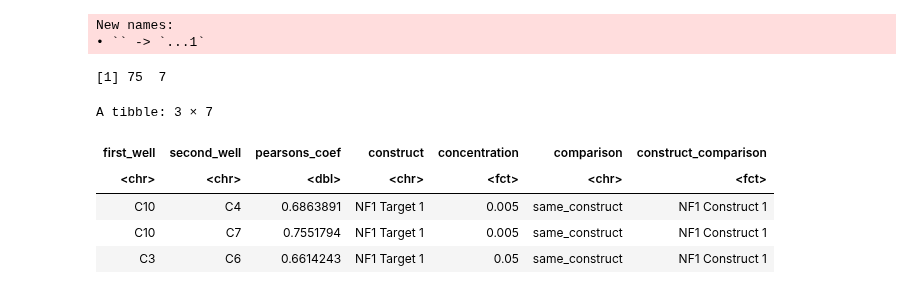
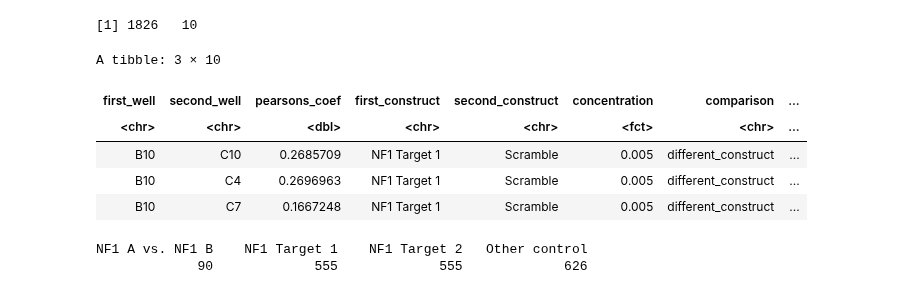
Before and after one commit to WayScience/NF1_SchwannCell_data_analysis, a Jupyter notebook: figures/visualize-plate4-correlations.ipynb, the cells around one changed output. Drawn from its saved outputs; the diff is of its cells as text; code cells hidden in the pictures.

```diff
--- a/figures/visualize-plate4-correlations.ipynb
+++ b/figures/visualize-plate4-correlations.ipynb
@@ -26,13 +32,14 @@ correlation_dir <- file.path(
     "0.data_analysis",
     "construct_phenotypic_expression_plate_4_fs_data",
     "median_correlation_relationships",
+    "post_fs_aggregation_correlations",
     "data"
 )
 
 correlation_file <- file.path(correlation_dir, "correlation_data.tsv")
 
 output_boxplot_file <- file.path("figures", "plate4_bulk_correlation_boxplot.png")
-output_density_file <- file.path("figures", "plate4_bulk_correlation_density.png")
+output_grant_file <- file.path("figures", "plate4_grant_boxplot.png")
 # %%
 # Set plot defaults
 construct_labels <- c(
@@ -57,52 +103,85 @@ figure_theme <- theme(
 # %%
 # Load and process data for plotting
 correlation_df <- readr::read_tsv(
     correlation_file,
     col_types = c(
         first_well = "c",
         second_well = "c",
         pearsons_coef = "d",
-        construct = "c",
+        first_construct = "c",
+        second_construct = "c",
         concentration = "c",
         comparison = "c"
     )
 ) %>%
-    dplyr::select(!`...1`) %>%
-    dplyr::mutate(construct_comparison = paste(construct, comparison))
+    dplyr::mutate(construct_comparison = paste(first_construct, second_construct, sep = "__")) %>%
+    dplyr::mutate(construct_y_group = first_construct, construct_colors = construct_comparison)
 
 correlation_df$concentration <- factor(
     correlation_df$concentration,
     levels = c("0.001", "0.005", "0.01", "0.05", "0.1")
 )
+
 correlation_df$construct_comparison <- dplyr::recode(
     correlation_df$construct_comparison,
-    "NF1 Target 1 same_construct" = "NF1 Construct 1",
-    "NF1 Target 2 same_construct" = "NF1 Construct 2",
-    "NF1 Target 1 different_construct" = "Different constructs",
-    "NF1 Target 2 different_construct" = "drop_me_i_am_redundant"
-
+    "NF1 Target 1__NF1 Target 1" = "NF1 Construct 1",
+    "NF1 Target 2__NF1 Target 2" = "NF1 Construct 2",
+    "NF1 Target 1__no_treatment" = "NF1 Construct 1 No treatment",
+    "NF1 Target 2__no_treatment" = "NF1 Construct 2 No treatment",
+    "NF1 Target 1__Scramble" = "NF1 Construct 1 Scramble",
+    "NF1 Target 2__Scramble" = "NF1 Construct 2 Scramble",
+    "NF1 Target 1__NF1 Target 2" = "Construct comparison",
+    "Scramble__Scramble" = "Scramble comparison",
+    "no_treatment__no_treatment" = "No treatment comparison",
+    "Scramble__no_treatment" = "Scramble No treatment"
 )
 
-correlation_df <- correlation_df %>%
-    dplyr::filter(construct_comparison != "drop_me_i_am_redundant")
+correlation_df[correlation_df$construct_comparison == "Construct comparison", "construct_y_group"] = "NF1 A vs. NF1 B"
 
-correlation_df$construct_comparison <- factor(
-    correlation_df$construct_comparison,
-    levels = c("NF1 Construct 1", "NF1 Construct 2", "Different constructs")
+correlation_df[correlation_df$construct_comparison == "Scramble comparison", "construct_y_group"] = "Other control"
+correlation_df[correlation_df$construct_comparison == "No treatment comparison", "construct_y_group"] = "Other control"
+correlation_df[correlation_df$construct_comparison == "Scramble No treatment", "construct_y_group"] = "Other control"
+
+correlation_df[correlation_df$construct_comparison == "NF1 Construct 1", "construct_colors"] = "Replicate"
+correlation_df[correlation_df$construct_comparison == "NF1 Construct 1 Scramble", "construct_colors"] = "Scramble"
+correlation_df[correlation_df$construct_comparison == "NF1 Construct 1 No treatment", "construct_colors"] = "No treatment"
+correlation_df[correlation_df$construct_comparison == "NF1 Construct 2", "construct_colors"] = "Replicate"
+correlation_df[correlation_df$construct_comparison == "NF1 Construct 2 Scramble", "construct_colors"] = "Scramble"
+correlation_df[correlation_df$construct_comparison == "NF1 Construct 2 No treatment", "construct_colors"] = "No treatment"
+correlation_df[correlation_df$construct_comparison == "Construct comparison", "construct_colors"] = "A vs. B"
+
+correlation_df[correlation_df$construct_comparison == "Scramble comparison", "construct_colors"] = "Scramble vs.\nscramble"
+correlation_df[correlation_df$construct_comparison == "No treatment comparison", "construct_colors"] = "No treatment vs.\nno treatment"
+correlation_df[correlation_df$construct_comparison == "Scramble No treatment", "construct_colors"] = "Scramble vs.\nno treatment"
+
+correlation_df$construct_colors <- factor(
+    correlation_df$construct_colors,
+    levels = c(
+        "A vs. B",
+        "Replicate",
+        "Scramble",
+        "No treatment",
+        "Scramble vs.\nscramble",
+        "No treatment vs.\nno treatment",
+        "Scramble vs.\nno treatment"
+    )
 )
 
 print(dim(correlation_df))
 head(correlation_df, 3)
 # %% [output]
-New names:
-• `` -> `...1`
+[1] 1826   10
-[1] 75  7
+A tibble: 3 × 10
-A tibble: 3 × 7
-| first_well | second_well | pearsons_coef | construct | concentration | comparison | construct_comparison |
-| <chr> | <chr> | <dbl> | <chr> | <fct> | <chr> | <fct> |
-| C10 | C4 | 0.6863891 | NF1 Target 1 | 0.005 | same_construct | NF1 Construct 1 |
-| C10 | C7 | 0.7551794 | NF1 Target 1 | 0.005 | same_construct | NF1 Construct 1 |
-| C3 | C6 | 0.6614243 | NF1 Target 1 | 0.05 | same_construct | NF1 Construct 1 |
+| first_well | second_well | pearsons_coef | first_construct | second_construct | concentration | comparison | ... |
+| <chr> | <chr> | <dbl> | <chr> | <chr> | <fct> | <chr> | ... |
+| B10 | C10 | 0.2685709 | NF1 Target 1 | Scramble | 0.005 | different_construct | ... |
+| B10 | C4 | 0.2696963 | NF1 Target 1 | Scramble | 0.005 | different_construct | ... |
+| B10 | C7 | 0.1667248 | NF1 Target 1 | Scramble | 0.005 | different_construct | ... |
+# %%
+table(correlation_df$construct_y_group)
+# %% [output]
+NF1 A vs. NF1 B    NF1 Target 1    NF1 Target 2   Other control
+             90             555             555             626
 # %%
 nf1_construct_gg <- (
     ggplot(correlation_df,
```
Also changed, not shown: parts of 6 cells of this notebook, 4 other files.
